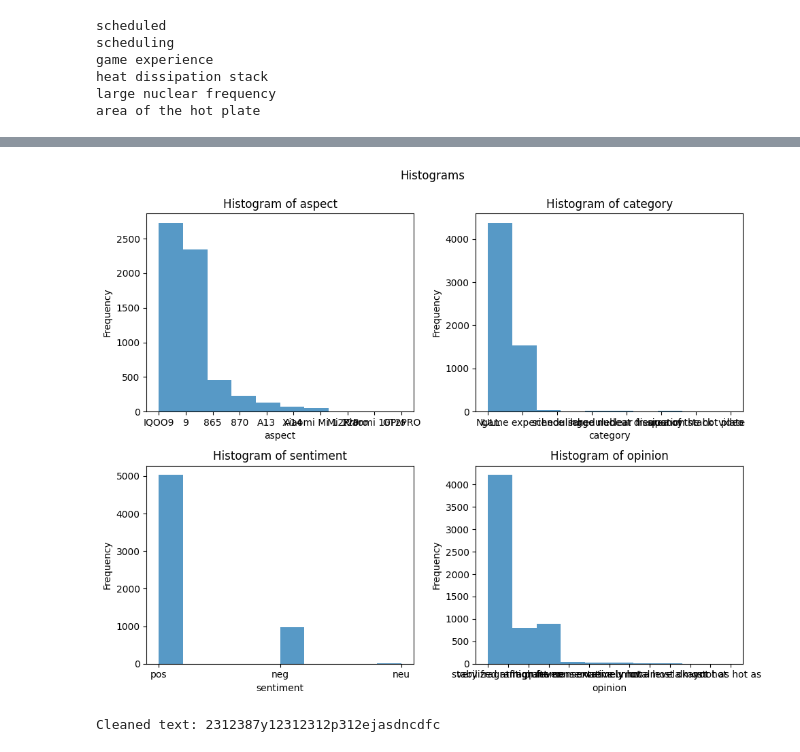
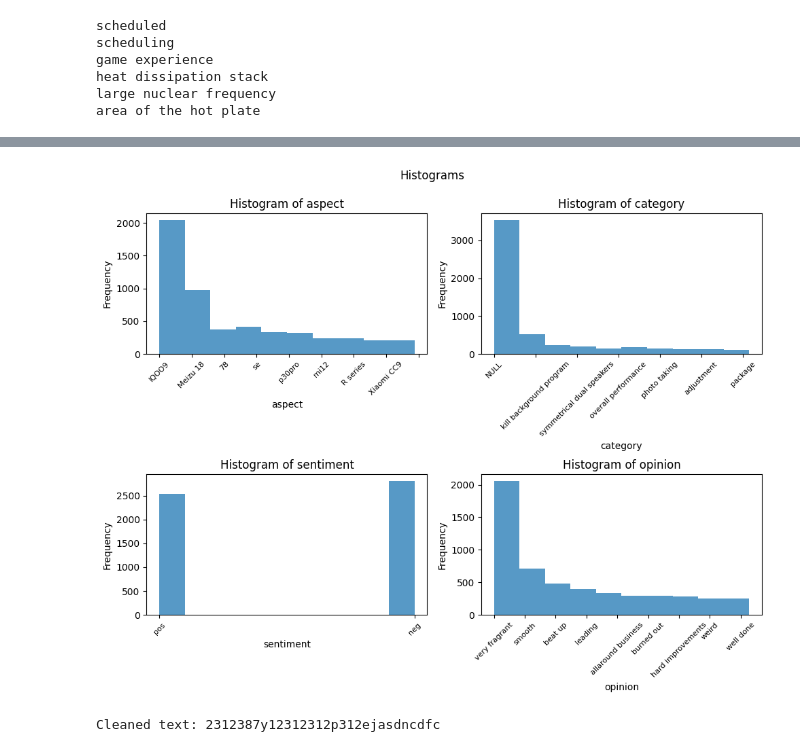
Before and after one commit to hkhnhan1994/DiaASQ, a Jupyter notebook: preprocessing/DiaASQ.ipynb, the cells around one changed output, grey strips where cells are left out. Drawn from its saved outputs; the diff is of its cells as text; code cells hidden in the pictures.

Commit message:
histogram

```diff
--- a/preprocessing/DiaASQ.ipynb
+++ b/preprocessing/DiaASQ.ipynb
@@ -205,0 +254,13 @@ area of the hot plate
+# %%
+
+my_list=list(df.apply(lambda row: assign_positions_to_paragraphs(row['sentences'], row['triplets']), axis=1))
+# Apply the function to each row and store the result in a new column
+# Flatten the nested list using list comprehension
+flattened_list = [(item[0], item[1]) for sublist in my_list for item in sublist]
+
+# Create a DataFrame
+final_result = pd.DataFrame(flattened_list, columns=['Sentence', 'Triplets'])
+# clean up empty rows
+count_empty_lists = (final_result['Triplets'].apply(lambda x: len(x) == 0)).sum()
+print("Number of rows with empty lists in 'Triplets':", count_empty_lists)
+final_result = final_result[final_result['Triplets'].apply(lambda x: len(x) > 0)]
@@ -205,0 +269,12 @@ area of the hot plate
+# %%
+view_final_result =final_result
+
+# Explode the "triples" column into separate rows
+view_final_result = view_final_result.explode('Triplets', ignore_index=True)
+# Create new columns for each element in the tuple
+view_final_result[['aspect', 'category', 'sentiment', 'opinion']] = pd.DataFrame(view_final_result['Triplets'].tolist(), index=view_final_result.index)
+# Drop the original "triples" column
+view_final_result = view_final_result.drop('Triplets', axis=1)
+# Reset the index
+view_final_result = view_final_result.reset_index(drop=True)
+view_final_result
@@ -206,27 +295,27 @@ area of the hot plate
 # %%
 import matplotlib.pyplot as plt
-
+from matplotlib.ticker import MaxNLocator
 columns_to_plot = ['aspect', 'category', 'sentiment', 'opinion']
 
 fig, axes = plt.subplots(2, 2, figsize=(10, 8))
 fig.suptitle("Histograms")
 # fig.autofmt_xdate(rotation=45,)
 for i, column in enumerate(columns_to_plot):
     row, col = divmod(i, 2)
     ax = axes[row, col]
 
-    ax.hist(view_df[column].dropna(), bins=10, alpha=0.75)
+    ax.hist(view_final_result[column].dropna(), bins=10, alpha=0.75)
     ax.set_title(f'Histogram of {column}')
     ax.set_xlabel(column)
     ax.set_ylabel('Frequency')
-
-
-
+    # Customize the x-axis labels
+    ax.xaxis.set_major_locator(MaxNLocator(integer=True, prune='both'))
+    ax.tick_params(axis='x', labelrotation=45, labelsize=8)
 plt.tight_layout()
 plt.subplots_adjust(top=0.9)
 plt.show()
 # %% [output]
-[figure, old version]
+[figure, new version]
 # %%
 def remove_specific_special_chars(text, chars_to_remove):
     try:
```
Also changed, not shown: parts of 3 cells of this notebook.
